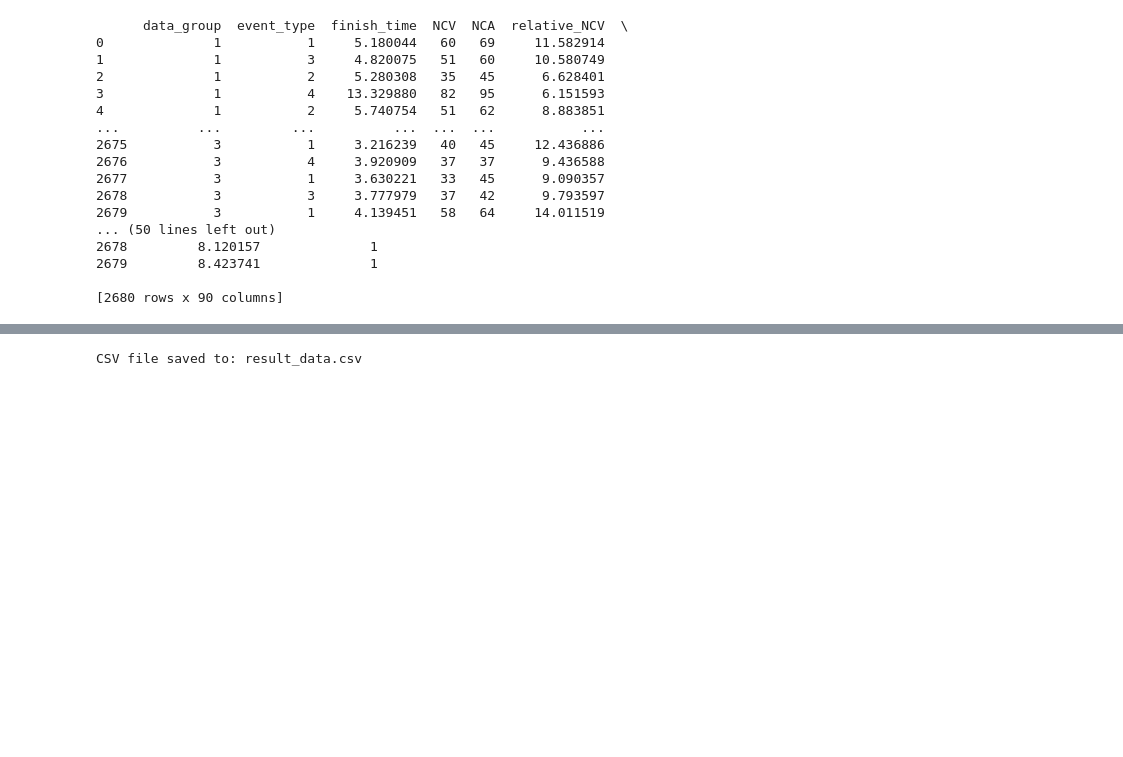
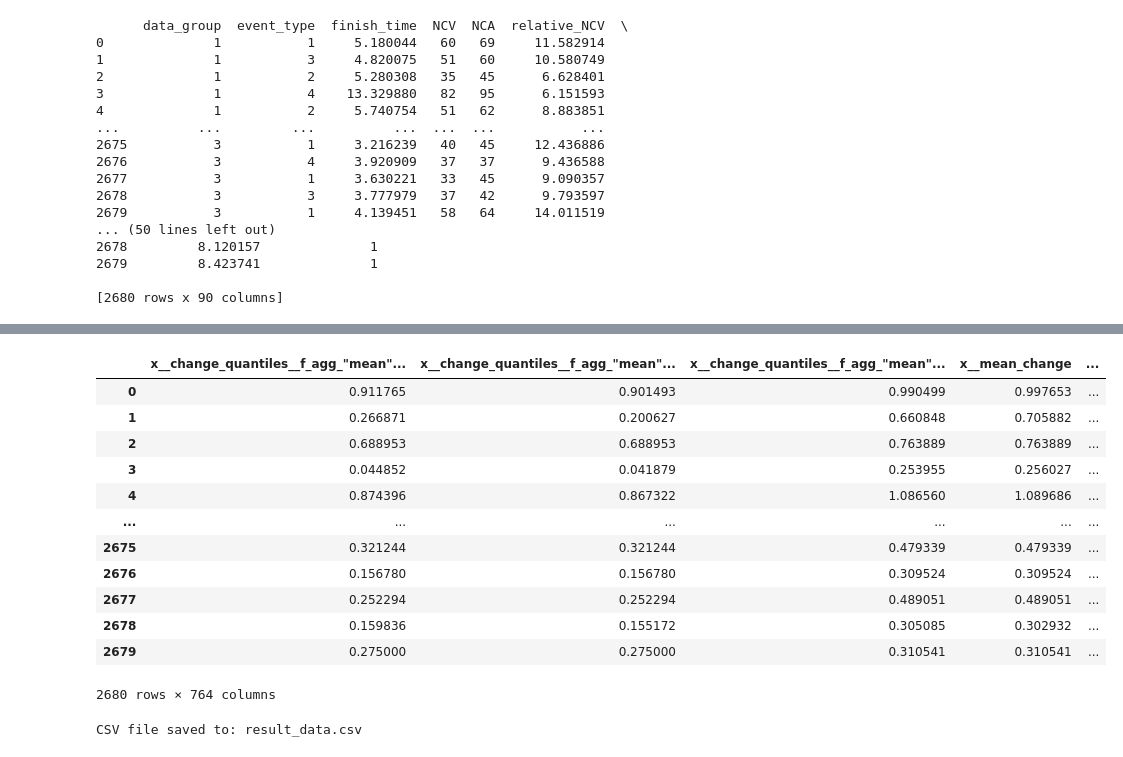
Before and after one commit to koalaspero/MI_Referencia, a Jupyter notebook: MyNotebooks/loadingMAT.ipynb, the cells around one changed output, grey strips where cells are left out. Saved outputs shown, nothing was run; the diff lists cells and outputs as text; code cells hidden in the pictures; blank space fills up the shorter version.

```diff
--- a/MyNotebooks/loadingMAT.ipynb
+++ b/MyNotebooks/loadingMAT.ipynb
@@ -487,3 +624,22 @@ print(result_df)
+# %%
+math_feat_df['has_parkinson'] = result_df['has_parkinson']
+math_feat_df['data_group'] = result_df['data_group']
+math_feat_df['event_type'] = result_df['event_type']
+math_feat_df
+# %% [output]
+|  | x__change_quantiles__f_agg_"mean"... | x__change_quantiles__f_agg_"mean"... | x__change_quantiles__f_agg_"mean"... | x__mean_change | ... |
+| 0 | 0.911765 | 0.901493 | 0.990499 | 0.997653 | ... |
+| 1 | 0.266871 | 0.200627 | 0.660848 | 0.705882 | ... |
+| 2 | 0.688953 | 0.688953 | 0.763889 | 0.763889 | ... |
+| 3 | 0.044852 | 0.041879 | 0.253955 | 0.256027 | ... |
+| 4 | 0.874396 | 0.867322 | 1.086560 | 1.089686 | ... |
+| ... | ... | ... | ... | ... | ... |
+| 2675 | 0.321244 | 0.321244 | 0.479339 | 0.479339 | ... |
+| 2676 | 0.156780 | 0.156780 | 0.309524 | 0.309524 | ... |
+| 2677 | 0.252294 | 0.252294 | 0.489051 | 0.489051 | ... |
+| 2678 | 0.159836 | 0.155172 | 0.305085 | 0.302932 | ... |
+| 2679 | 0.275000 | 0.275000 | 0.310541 | 0.310541 | ... |
+2680 rows × 764 columns
 # %%
 # Specify the file path for the CSV file
 csv_file_path = "result_data.csv"
```
Also changed, not shown: parts of 8 cells of this notebook, 6 other files.
